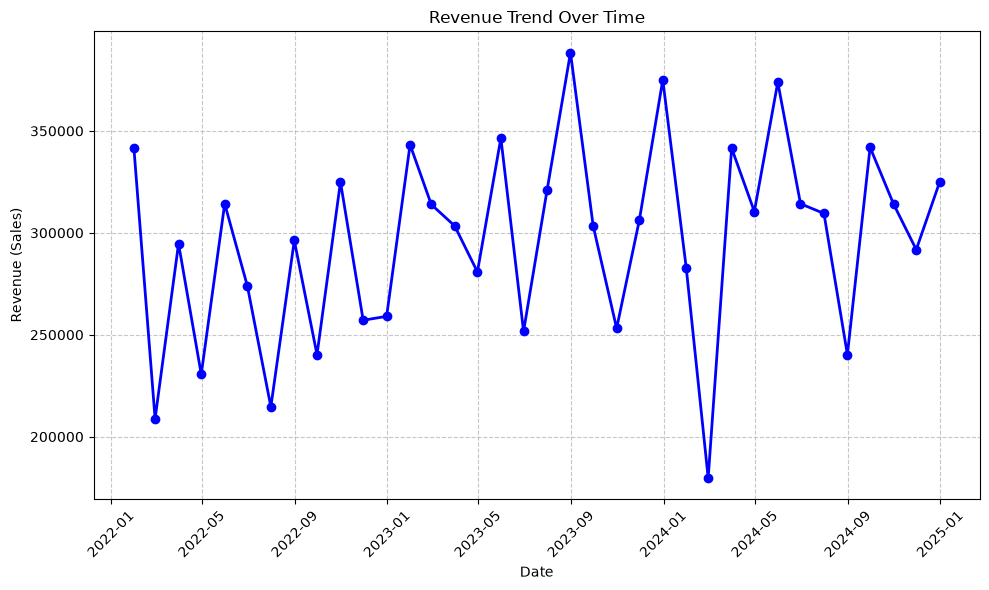
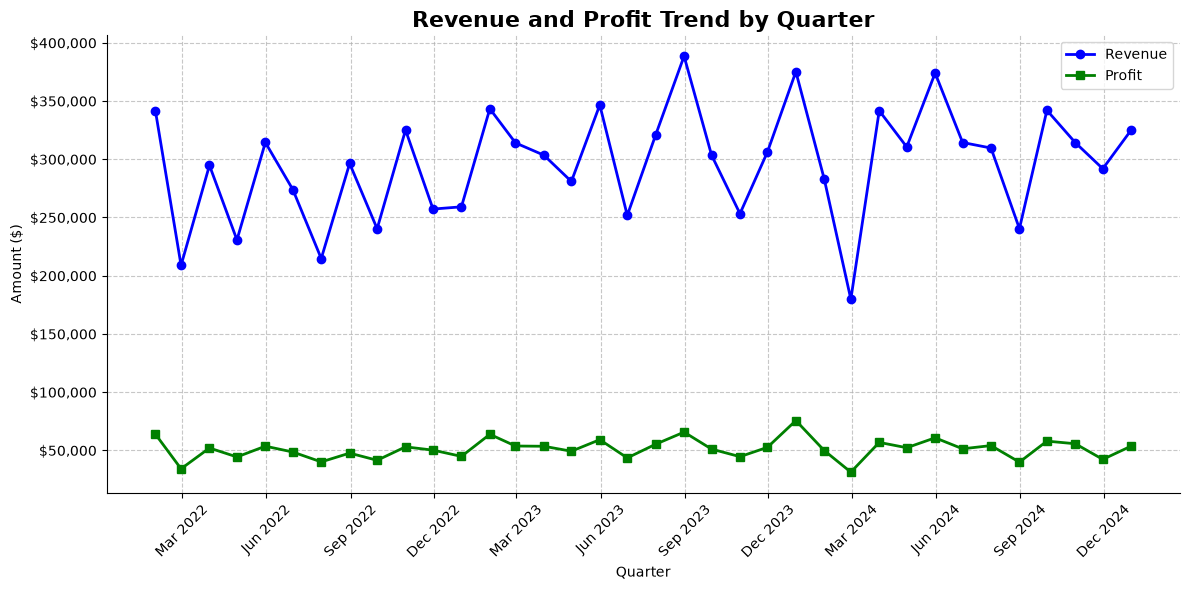
The change to this notebook cell's code, shown as a diff; its figure went from the first image to the second:
--- before
+++ after
@@ -1,28 +1,79 @@
+
+
 import pandas as pd
 import matplotlib.pyplot as plt
+from matplotlib.ticker import FuncFormatter
+import matplotlib.dates as mdates
 
-# Aggregate sales (revenue) by month
-revenue_trend = (
-    df.groupby(pd.Grouper(key='Order Date', freq='ME'))['Sales']
-      .sum()
+# Ensure Order Date is datetime
+df['Order Date'] = pd.to_datetime(df['Order Date'])
+
+# Aggregate monthly Sales and Profit
+monthly_trend = (
+    df.groupby(pd.Grouper(key='Order Date', freq='ME'))
+      .agg({
+          'Sales': 'sum',
+          'Profit': 'sum'
+      })
       .reset_index()
 )
 
-# Plot revenue trend
-plt.figure(figsize=(10, 6))
-plt.plot(
-    revenue_trend['Order Date'],
-    revenue_trend['Sales'],
+# Create figure
+fig, ax = plt.subplots(figsize=(12, 6))
+
+# Revenue
+ax.plot(
+    monthly_trend['Order Date'],
+    monthly_trend['Sales'],
     marker='o',
+    linewidth=2,
     color='blue',
-    linewidth=2
+    label='Revenue'
 )
 
-plt.title('Revenue Trend Over Time')
-plt.xlabel('Date')
-plt.ylabel('Revenue (Sales)')
+# Profit
+ax.plot(
+    monthly_trend['Order Date'],
+    monthly_trend['Profit'],
+    marker='s',
+    linewidth=2,
+    color='green',
+    label='Profit'
+)
+
+# Quarter interval ticks (every 3 months)
+ax.xaxis.set_major_locator(mdates.MonthLocator(interval=3))
+
+# Show month and year
+ax.xaxis.set_major_formatter(
+    mdates.DateFormatter('%b %Y')
+)
+
+# Format y-axis as currency
+ax.yaxis.set_major_formatter(
+    FuncFormatter(lambda y, pos: f'${y:,.0f}')
+)
+
+# Labels
+ax.set_title(
+    'Revenue and Profit Trend by Quarter',
+    fontsize=16,
+    fontweight='bold'
+)
+
+ax.set_xlabel('Quarter')
+ax.set_ylabel('Amount ($)')
+
+# Grid
+ax.grid(True, linestyle='--', alpha=0.7)
+
+# Remove extra borders
+ax.spines['top'].set_visible(False)
+ax.spines['right'].set_visible(False)
+
+# Legend
+ax.legend()
+
 plt.xticks(rotation=45)
-plt.grid(True, linestyle='--', alpha=0.7)
 plt.tight_layout()
-
 plt.show()

Commit: Business recommendation and charts